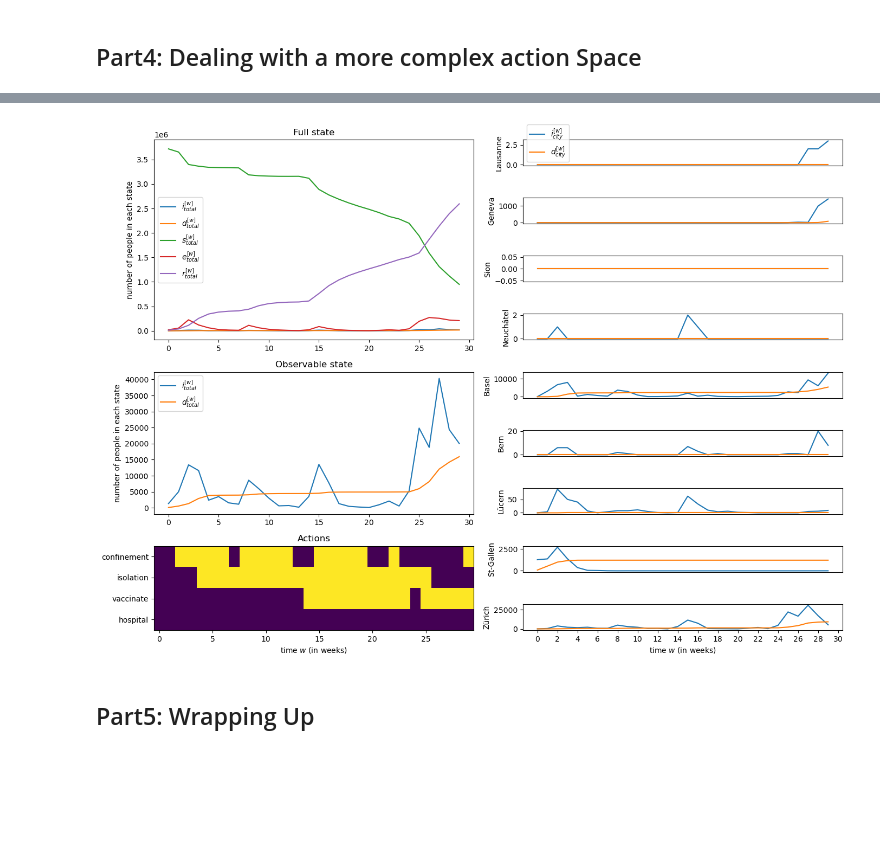
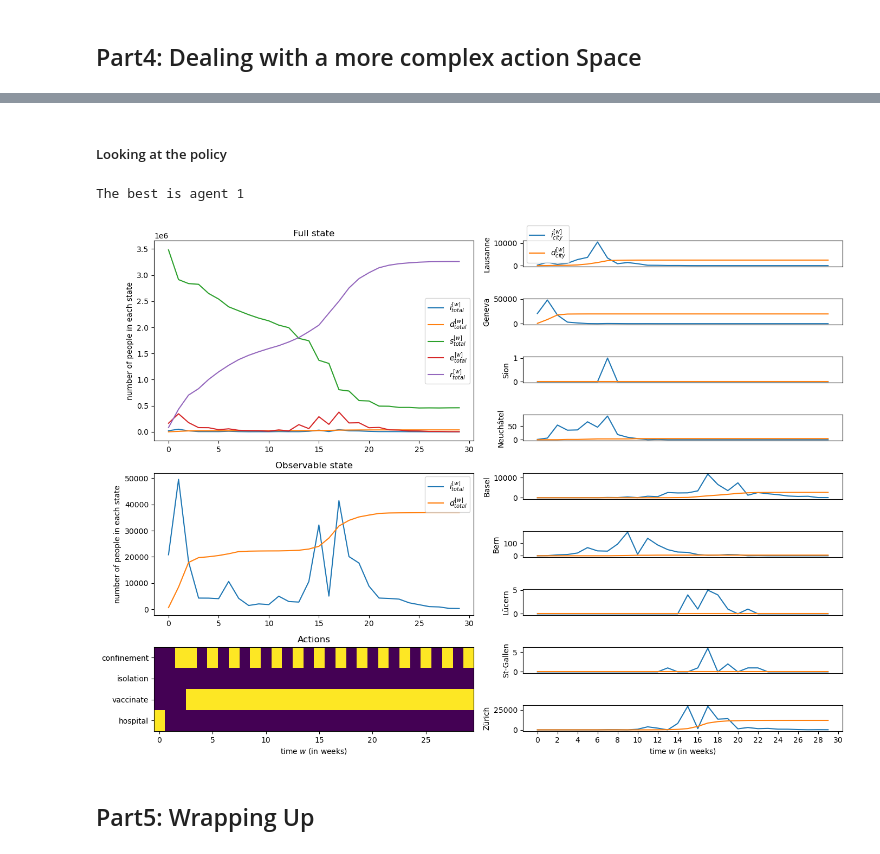
Before and after one commit to paulblgr/Miniproject-ANN, a Jupyter notebook: notebook.ipynb, the cells around one changed output, grey strips where cells are left out. Cells and saved outputs as stored; diff of their text form; code cells hidden in the pictures; blank space fills up the shorter version.

```diff
--- a/notebook.ipynb
+++ b/notebook.ipynb
@@ -156,11 +163,11 @@ env = Env(dyn,
             action_preprocessor=action_preprocessor,
             observation_preprocessor=observation_preprocessor_DQN)
 
-DQNdecay_agents = [DQNAgent(env, ) for _ in range(3)] #three agents
-training_traces = []
-eval_traces = []
+DQNdecay_agents = [DQNAgent(env, eps_min= 0.2) for _ in range(3)] #three agents with eps decay
+decay_training_traces = []
+decay_eval_traces = []
 
-for i,DQNag in enumerate(DQNagents) : #three training processes
-    training_trace, eval_trace  = training_loop(env, DQNag, savepath= f"models/DQNparam{i+1}" ,first_seed= (i+1)*1000)
-    training_traces.append(training_trace)
-    eval_traces.append(eval_trace)
+for i,DQNag in enumerate(DQNdecay_agents) : #three training processes
+    training_trace, eval_trace  = training_loop(env, DQNag, savepath= f"models/DQNdecay_param{i+1}" ,first_seed= (i+1)*1000)
+    decay_training_traces.append(training_trace)
+    decay_eval_traces.append(eval_trace)
@@ -261,0 +190,22 @@ plt.show()
+# %%
+from toggle import *
+
+toggle_observation_space = spaces.Box( low=0,
+                                    high=1,
+                                    shape=(6, dyn.n_cities, dyn.env_step_length),
+                                    dtype=np.float16)
+
+toggle_env = Env(dyn,
+            action_space = toggle_action_space,
+            observation_space= toggle_observation_space,
+            action_preprocessor= toggle_action_preprocessor,
+            observation_preprocessor= toggle_observation_preprocessor)
+
+DQNtoggle_agents = [DQNAgent(toggle_env, eps_min= 0.2, lr = 10e-5) for _ in range(3)] #three toggle agents with eps decay
+toggle_training_traces = []
+toggle_eval_traces = []
+
+for i,DQNag in enumerate(DQNtoggle_agents) : #three training processes
+    training_trace, eval_trace  = training_loop(toggle_env, DQNag, savepath= f"models/DQNtoggle_param{i+1}" ,first_seed= (i+1)*1000)
+    toggle_training_traces.append(training_trace)
+    toggle_eval_traces.append(eval_trace)
@@ -262,7 +220,19 @@ plt.show()
+# %% [markdown]
+##### Looking at the policy
+# %%
+toggle_best_evals = np.max(toggle_eval_traces, 1)
+toggle_best_agent_idx = np.argmax(best_evals)
+print(f"The best is agent {best_agent_idx +1}")
+# %% [output]
+The best is agent 1
 # %%
-#three_episodes = [run_episode(DQNagent, env, 100*i) for i in range(3)]
-plot_episode(three_episodes[0][0], dyn, True)
+
+best_DQNtoggle_agent = DQNAgent(toggle_env) ###only for eval
+best_DQNtoggle_agent.load_model("models/DQNtoggle_param1.pth")
+
+three_episodes = [run_episode(best_DQNtoggle_agent, toggle_env, 100*i) for i in range(3)]
+plot_episode(three_episodes[1][0], dyn, True)
 # %% [output]
-[figure, old version]
+[figure, new version]
 # %% [markdown]
 ## Part5: Wrapping Up
```
Also changed, not shown: parts of 17 cells of this notebook, 13 other files.
